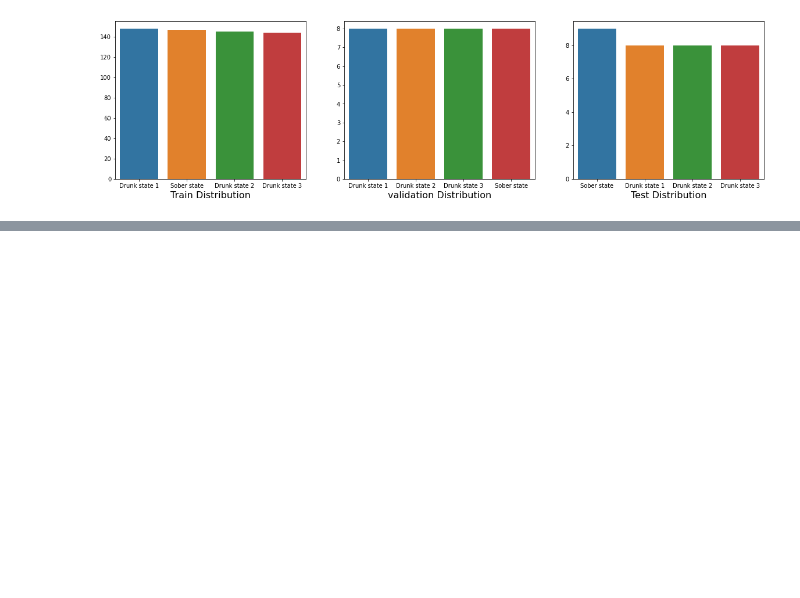
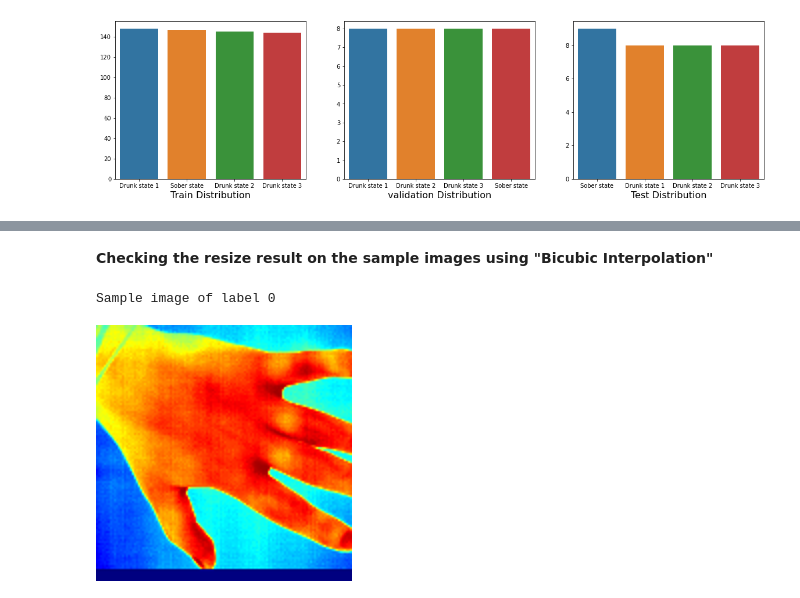
Before and after one commit to sayan0506/Deep-Learning-for-Drunks-Detection-with-Infrared-Camera, a Jupyter notebook: Deep_Learning_for_Multi_Class_Drunks_Detection_with_Infrared_Camera.ipynb, the cells around one changed output, grey strips where cells are left out. Cells and saved outputs as stored; diff of their text form; code cells hidden in the pictures; blank space fills up the shorter version.

```diff
--- a/Deep_Learning_for_Multi_Class_Drunks_Detection_with_Infrared_Camera.ipynb
+++ b/Deep_Learning_for_Multi_Class_Drunks_Detection_with_Infrared_Camera.ipynb
@@ -408,5 +414,3 @@ def img_preprocess(path):
   img = img.astype(np.float32)
 
   return img
-# %%
-img = img_preprocess('/content/drive/MyDrive/DeepLearning_Assignment_Drunk_Sober_Classify/01_petros/01_petros_3_r_M_20_71_032.tif')
@@ -438,0 +662,11 @@ dtype('uint8')
+# %% [markdown]
+**Checking the resize result on the sample images using "Bicubic Interpolation"**
+# %%
+# applying bicubic spline interpolation on the above images
+for sample_img, sample_label in zip(img_list, labels):
+  print(f'Sample image of label {sample_label}')
+  cv2_imshow(tf.keras.preprocessing.image.smart_resize(sample_img, size=(256,256), interpolation='bicubic'))
+  break
+# %% [output]
+Sample image of label 0
+[figure, added]
```
Also changed, not shown: parts of 27 cells of this notebook.
